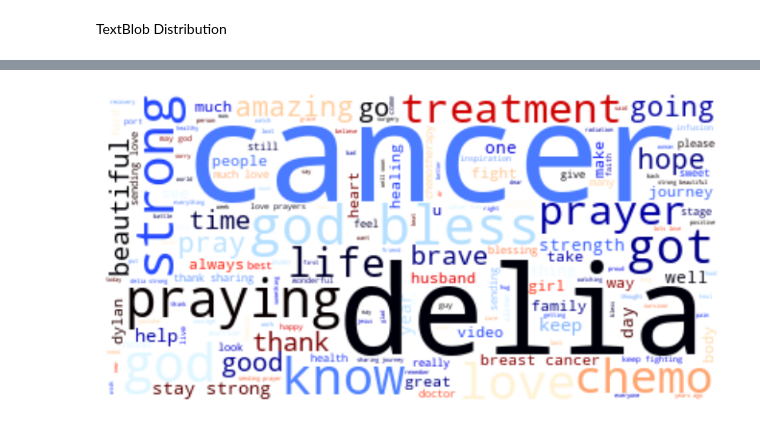
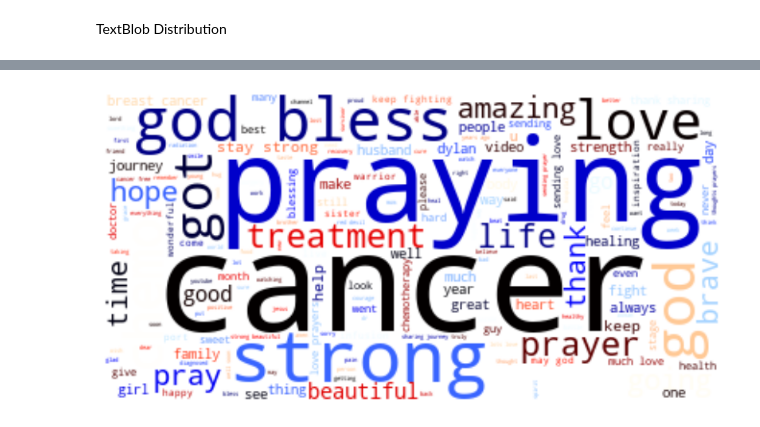
Before and after one commit to STALPHA2708/Sentimental_Analysis, a Jupyter notebook: Pintegrer.ipynb, the cells around one changed output, grey strips where cells are left out. Drawn from its saved outputs; the diff is of its cells as text; code cells hidden in the pictures.

```diff
--- a/Pintegrer.ipynb
+++ b/Pintegrer.ipynb
@@ -537,22 +549,28 @@ plt.show()
 # %%
 import numpy as np
 from wordcloud import STOPWORDS, WordCloud
 import matplotlib.pyplot as plt
+import pandas as pd
 
 df = pd.read_csv('projetintegrer.csv')
 
+# Combine all text from the 'Text' column
 text = df['Text'].str.cat(sep=' ')
+
+# Create a set of stopwords and add 'delia' to it
 stopwords = set(STOPWORDS)
-new_words = ('delia')
+new_words = {'delia'}
 new_stopwords = stopwords.union(new_words)
-#size
+
+# Set figure size
 plt.rcParams["figure.figsize"] = (10, 10)
-#wordcloud
+
+# Generate the word cloud
 wordcloud = WordCloud(max_font_size=90, max_words=1000, background_color="white", stopwords=new_stopwords, colormap='flag').generate(text)
-#plot it
-plt.plot()
+
+# Plot the word cloud
 plt.imshow(wordcloud, interpolation="bilinear")
 plt.axis("off")
 plt.show()
 # %% [output]
-[figure, old version]
+[figure, new version]
```
Also changed, not shown: parts of 16 cells of this notebook, 1 other file.
